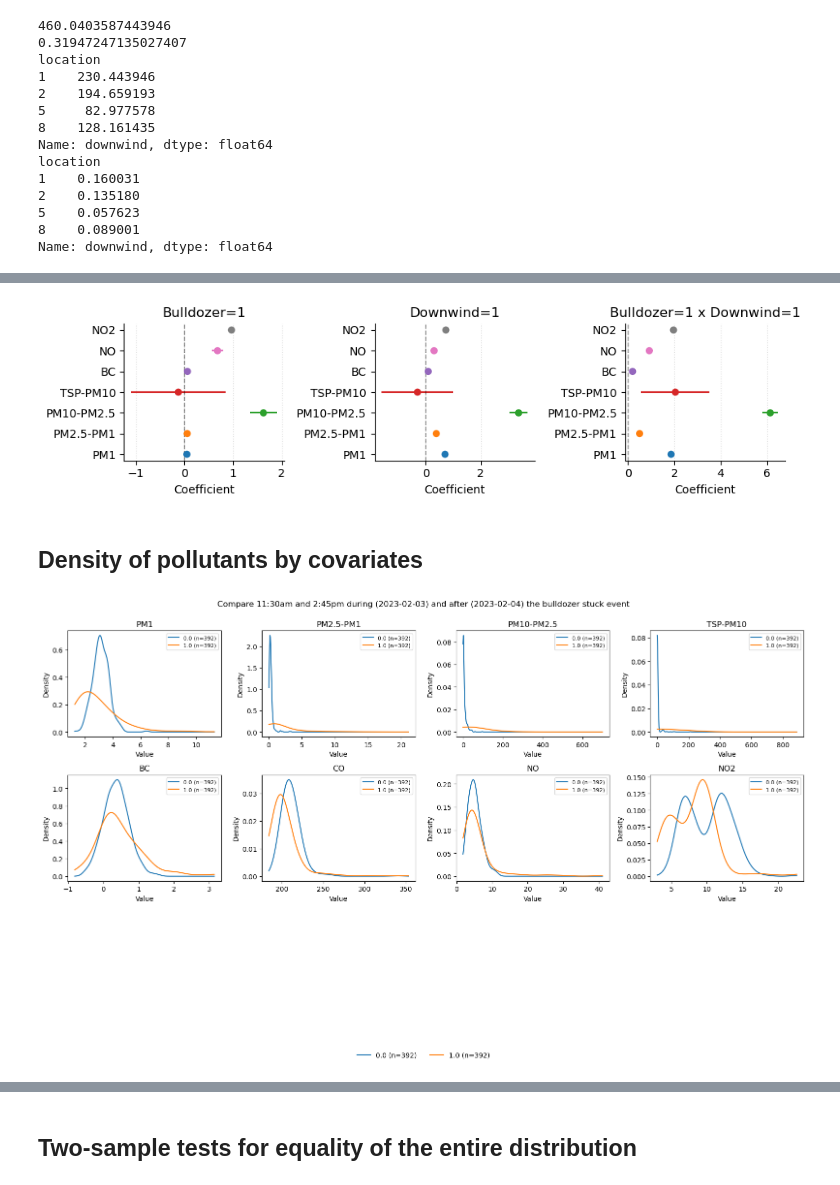
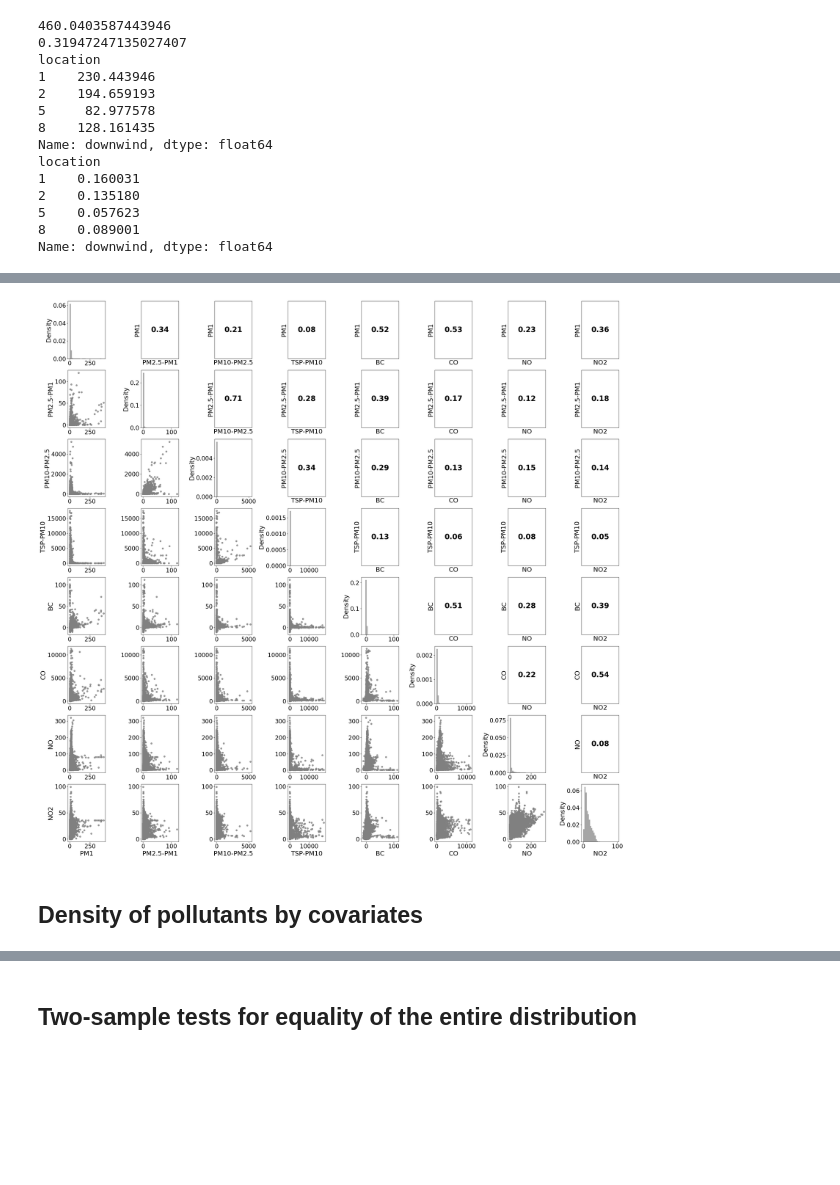
Before and after one commit to jinbora0720/GeomNMF-CurtisBay, a Jupyter notebook: 2_CB_nonegpm25mpm1_eda.ipynb, the cells around one changed output, grey strips where cells are left out. Saved outputs shown, nothing was run; the diff lists cells and outputs as text; code cells hidden in the pictures; blank space fills up the shorter version.

```diff
--- a/2_CB_nonegpm25mpm1_eda.ipynb
+++ b/2_CB_nonegpm25mpm1_eda.ipynb
@@ -229,13 +74,21 @@ results_subset_df['hi'] = results_subset_df['ci_high']
-# %%
-results_subset_df2 = results_subset_df.query("response != 'CO'")
-plot_coefficients_by_response(
-    results_subset_df2,
-    shape_map = {"PM1":"o", "PM2.5-PM1":"o", "PM10-PM2.5":"o", "TSP-PM10":"o", "BC":"o", "CO":"o", "NO":"o", "NO2":"o"},
-    color_map = {"PM1":"tab:blue", "PM2.5-PM1":"tab:orange", "PM10-PM2.5":"tab:green", "TSP-PM10":"tab:red", "BC":"tab:purple",
-                 "CO":"tab:brown", "NO":"tab:pink", "NO2":"tab:grey"},
-)
-# %% [output]
-[figure, removed]
+# %%
+col_label_mu=["PM1", "PM2.5-PM1", "PM10-PM2.5", "TSP-PM10", "BC", "CO", "NO", "NO2"]
+plot_full_scatter_matrix(df[ys],
+                         alpha=0.8,
+                         labels=col_label_mu,
+                         label_fontsize=22,
+                         draw_diagonal=True,
+                         title=None,
+                         quantile=None,
+                         convexhull=False,
+                         draw_upper_corr=True,
+                         corr_type="spearman",
+                         corr_fmt="{:.2f}",
+                         corr_fontsize=25,
+                        #  savepath="results/CB/figure/CB_nonegpm25mpm1_Y_Scatter_wSpearmancorr.png"
+)
+# %% [output]
+[figure, added]
 # %% [markdown]
 ## Density of pollutants by covariates
 # %%
@@ -246,19 +99,14 @@ win1_end   = pd.Timestamp('2023-02-04 14:45', tz='America/New_York')
 win2_start = pd.Timestamp('2023-02-03 11:30', tz='America/New_York')
 win2_end   = pd.Timestamp('2023-02-03 14:45', tz='America/New_York')
 
-in_win1 = (df['date_local'] >= win1_start) & (df['date_local'] <= win1_end)
+win3_start = pd.Timestamp('2023-02-02 11:30', tz='America/New_York')
+win3_end   = pd.Timestamp('2023-02-02 14:45', tz='America/New_York')
+
+in_win13 = (
+    df['date_local'].between(win1_start, win1_end, inclusive='both')
+    | df['date_local'].between(win3_start, win3_end, inclusive='both')
+)
 in_win2 = (df['date_local'] >= win2_start) & (df['date_local'] <= win2_end)
 
-# Build covariate: 1 for 2023-02-03 window, 0 for 2023-02-04 window, NaN otherwise
-cov_03_vs_04 = pd.Series(np.where(in_win2, 1, np.where(in_win1, 0, np.nan)), index=df.index)
-
-plot_W_by_covariate(
-    df.loc[:,ys],
-    covariate=cov_03_vs_04,
-    include_nan=False,                 # drops rows outside the two windows
-    xlabel="Value",
-    panel_title=col_label,
-    suptitle="Compare 11:30am and 2:45pm during (2023-02-03) and after (2023-02-04) the bulldozer stuck event"
-)
+# Build covariate: 1 for 2023-02-03 window, 0 for 2023-02-02 or 2023-02-04 window, NaN otherwise
+cov_03_vs_0204 = pd.Series(np.where(in_win2, 1, np.where(in_win13, 0, np.nan)), index=df.index)
-# %% [output]
-[figure, removed]
```
Also changed, not shown: parts of 22 cells of this notebook, 2 other files.
